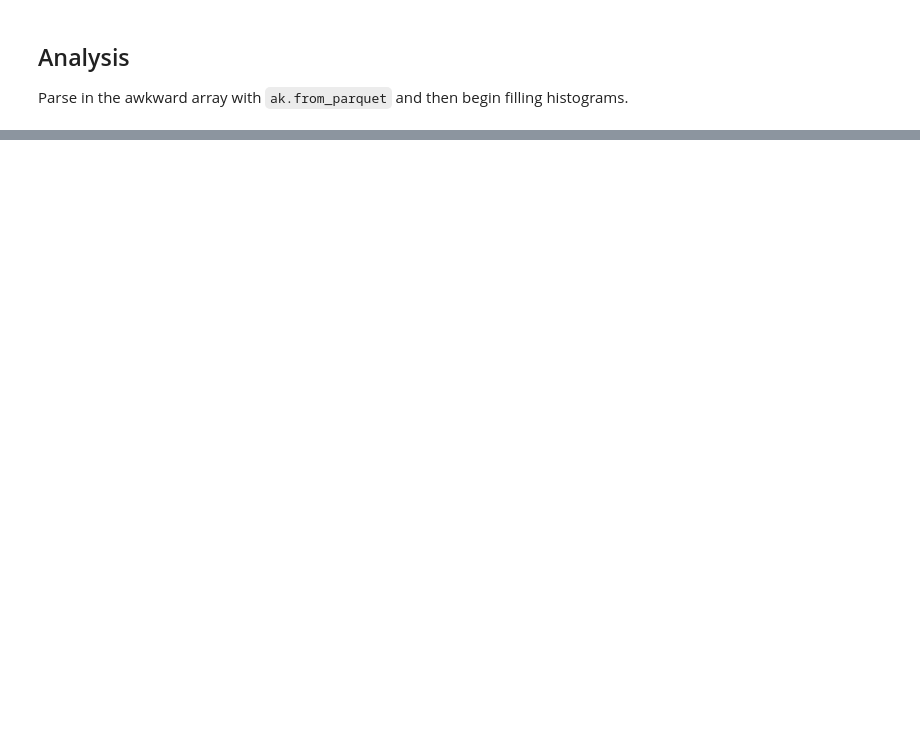
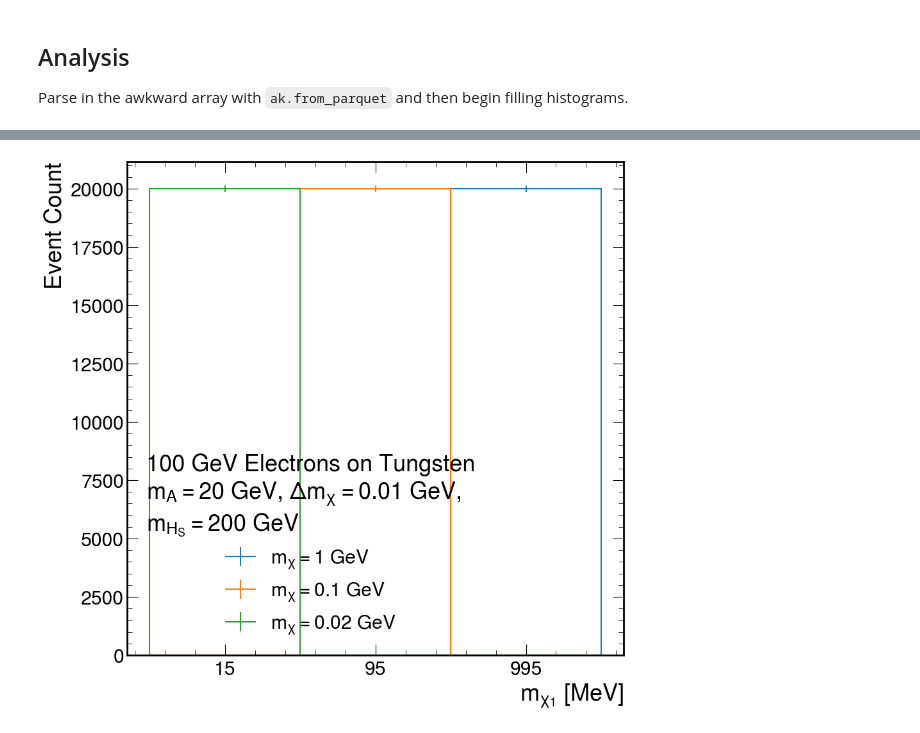
Before and after one commit to tomeichlersmith/hps, a Jupyter notebook: ana/mg-idm-ana.ipynb, the cells around one changed output, grey strips where cells are left out. Cells and saved outputs as stored; diff of their text form; code cells hidden in the pictures; blank space fills up the shorter version.

```diff
--- a/ana/mg-idm-ana.ipynb
+++ b/ana/mg-idm-ana.ipynb
@@ -36,0 +105,13 @@ opts = [
+# %%
+for name, (event_info, particles) in opts :
+    h = hist.Hist(hist.axis.IntCategory([20-5,100-5,1000-5]))
+    h.fill(ak.to_numpy(ak.flatten(particles[(particles['id']==1000022)]['m']*1000)).astype(int))
+    h.plot(label=name)
+plt.xlabel('$m_{\chi_1}$ [MeV]')
+plt.ylabel('Event Count')
+plt.legend(title="""100 GeV Electrons on Tungsten
+$m_A = 20$ GeV, $\Delta m_\chi = 0.01$ GeV,
+$m_{H_S} = 200$ GeV""")
+plt.show()
+# %% [output]
+[figure, added]
```
Also changed, not shown: parts of 29 cells of this notebook, 3 other files.
